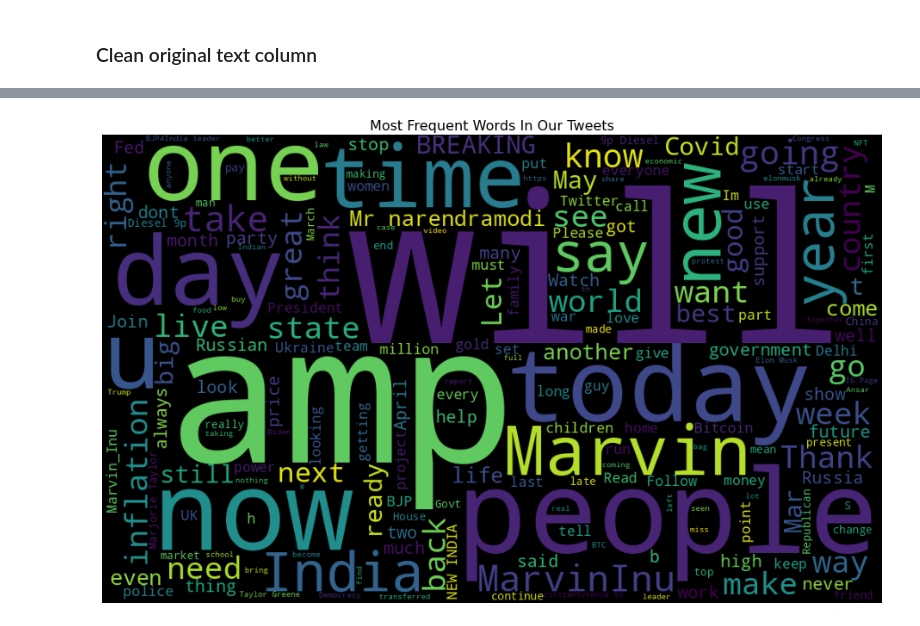
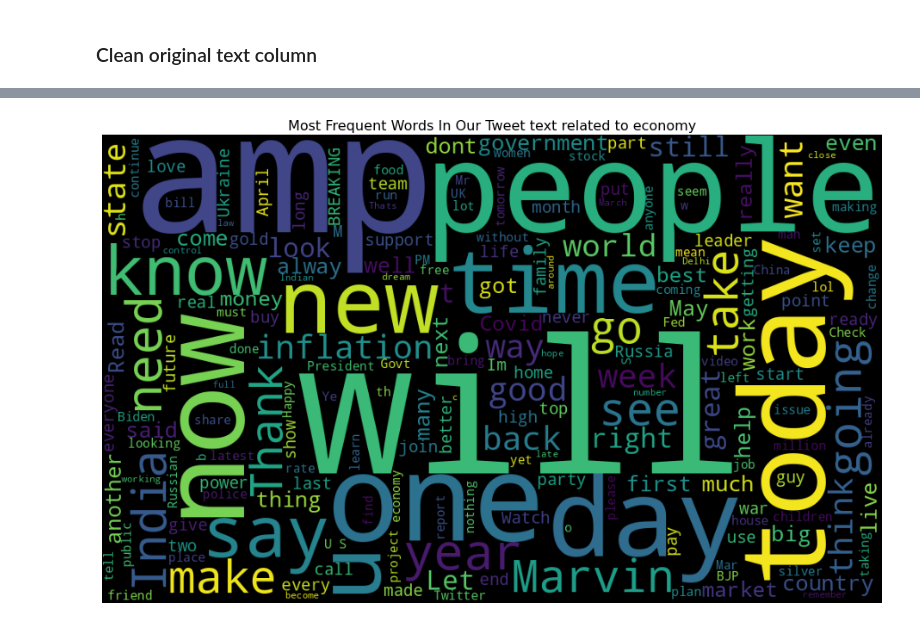
Before and after one commit to nardoshood/Twitter-Data-Analysis, a Jupyter notebook: notebooks/data_exploration.ipynb, the cells around one changed output, grey strips where cells are left out. Cells and saved outputs as stored; diff of their text form; code cells hidden in the pictures.

```diff
--- a/notebooks/data_exploration.ipynb
+++ b/notebooks/data_exploration.ipynb
@@ -84,7 +183,37 @@ df_copy
+# %%
+# scripts to clean our tweet text
+def remove_mentions(text):
+    text_splited = text.split(" ")
+    text_splited[:] = [word for word in text_splited if not word.startswith("@")]
+    text = (" ").join(text_splited)
+    return text
+
+def remove_hashtags(text):
+    text_splited = text.split(" ")
+    text_splited[:] = [word for word in text_splited if not word.startswith("#")]
+    text = (" ").join(text_splited)
+    return text
+
+def remove_unfinished_letters(text):
+    text_splited = text.split(" ")
+    text_splited[:] = [word for word in text_splited if not word.endswith("…") or not word.endswith("...")]
+    text = (" ").join(text_splited)
+    return text
+
+def remove_RT(text):
+    text_splited = text.split(" ")
+    text_splited[:] = [word for word in text_splited if word != "RT"]
+    text = (" ").join(text_splited)
+    return text
 # %%
 df_copy = df.copy()
-df_copy["original_text"] = df_copy["original_text"].apply(lambda x: re.split('https:\/\/.*', str(x))[0])
-df_copy["original_text"] = df_copy["original_text"].apply(lambda x: ("").join(x.split(":")[1:]))
-df_copy["original_text"] = df_copy["original_text"].apply(lambda x: x.encode('ascii', 'ignore').decode('ascii'))
-df_copy.loc[10,"original_text"]
+df_copy["cleaned_text"] = df_copy["original_text"].apply(lambda x: re.split('https:\/\/.*', str(x))[0])
+df_copy["cleaned_text"] = df_copy["cleaned_text"].apply(lambda x: remove_mentions(x) )
+df_copy["cleaned_text"] = df_copy["cleaned_text"].apply(lambda x: remove_hashtags(x) )
+df_copy["cleaned_text"] = df_copy["cleaned_text"].apply(lambda x: x.encode('ascii', 'ignore').decode('ascii'))
+df_copy["cleaned_text"] = df_copy["cleaned_text"].apply(lambda x: x.replace('\n',''))
+df_copy["cleaned_text"] = df_copy["cleaned_text"].apply(lambda x: remove_unfinished_letters(x))
+df_copy["cleaned_text"] = df_copy["cleaned_text"].apply(lambda x: remove_RT(x))
+
+df_copy.loc[10000,"original_text"],df_copy.loc[10000,"cleaned_text"]
 # %% [output]
@@ -107,8 +254,8 @@ Name: original_text, Length: 16367, dtype: object
 # %%
 plt.figure(figsize=(20, 10))
-plt.imshow(WordCloud(width=1000,height=600,stopwords=STOPWORDS).generate(' '.join(df_copy.original_text.values)))
+plt.imshow(WordCloud(width=1000,height=600,stopwords=STOPWORDS).generate(' '.join(df_copy.cleaned_text.values)))
 plt.axis('off')
-plt.title('Most Frequent Words In Our Tweets related to economy',fontsize=16)
+plt.title('Most Frequent Words In Our Tweet text related to economy',fontsize=16)
 plt.show()
 # %% [output]
-[figure, old version]
+[figure, new version]
```
Also changed, not shown: parts of 21 cells of this notebook.
